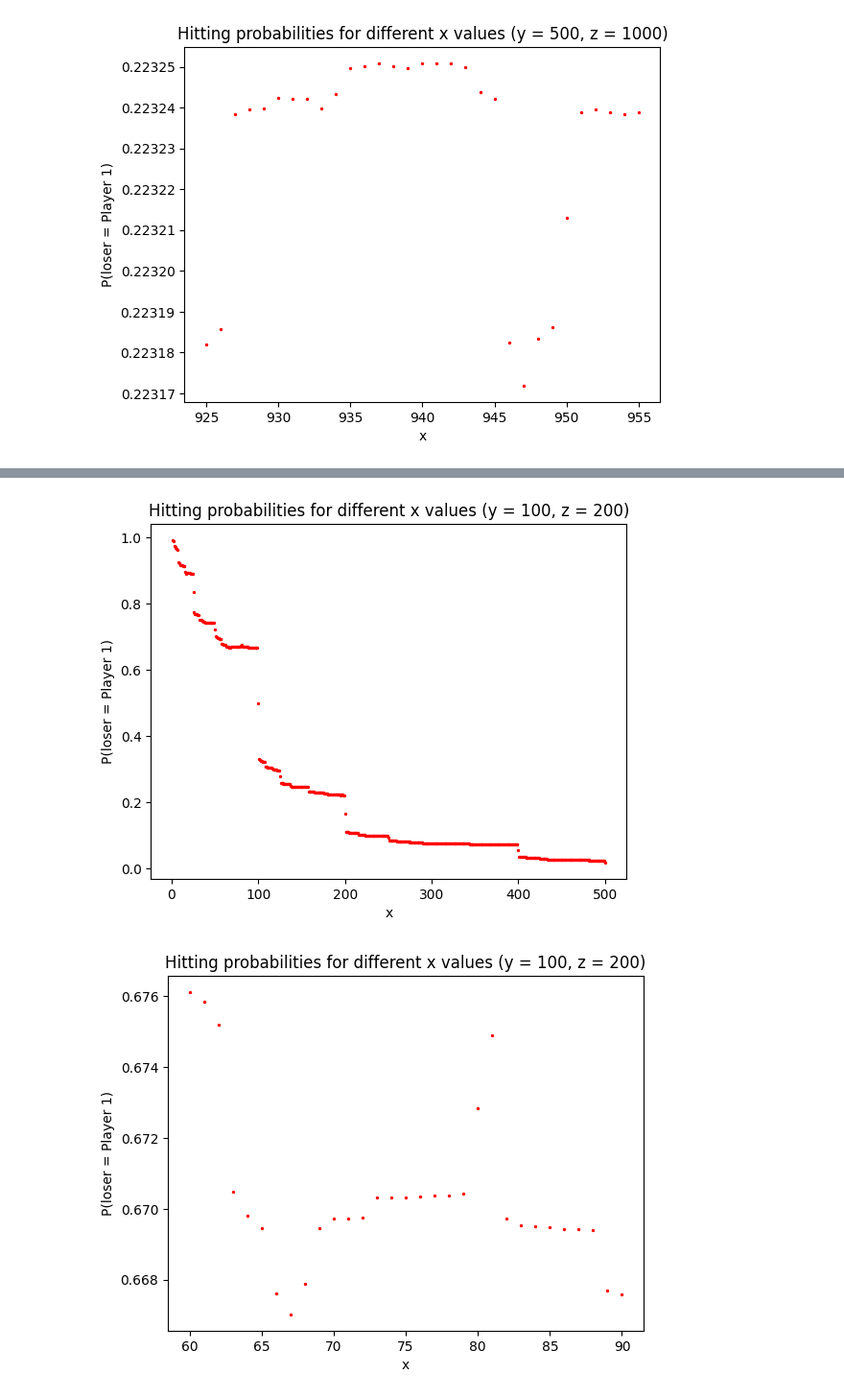
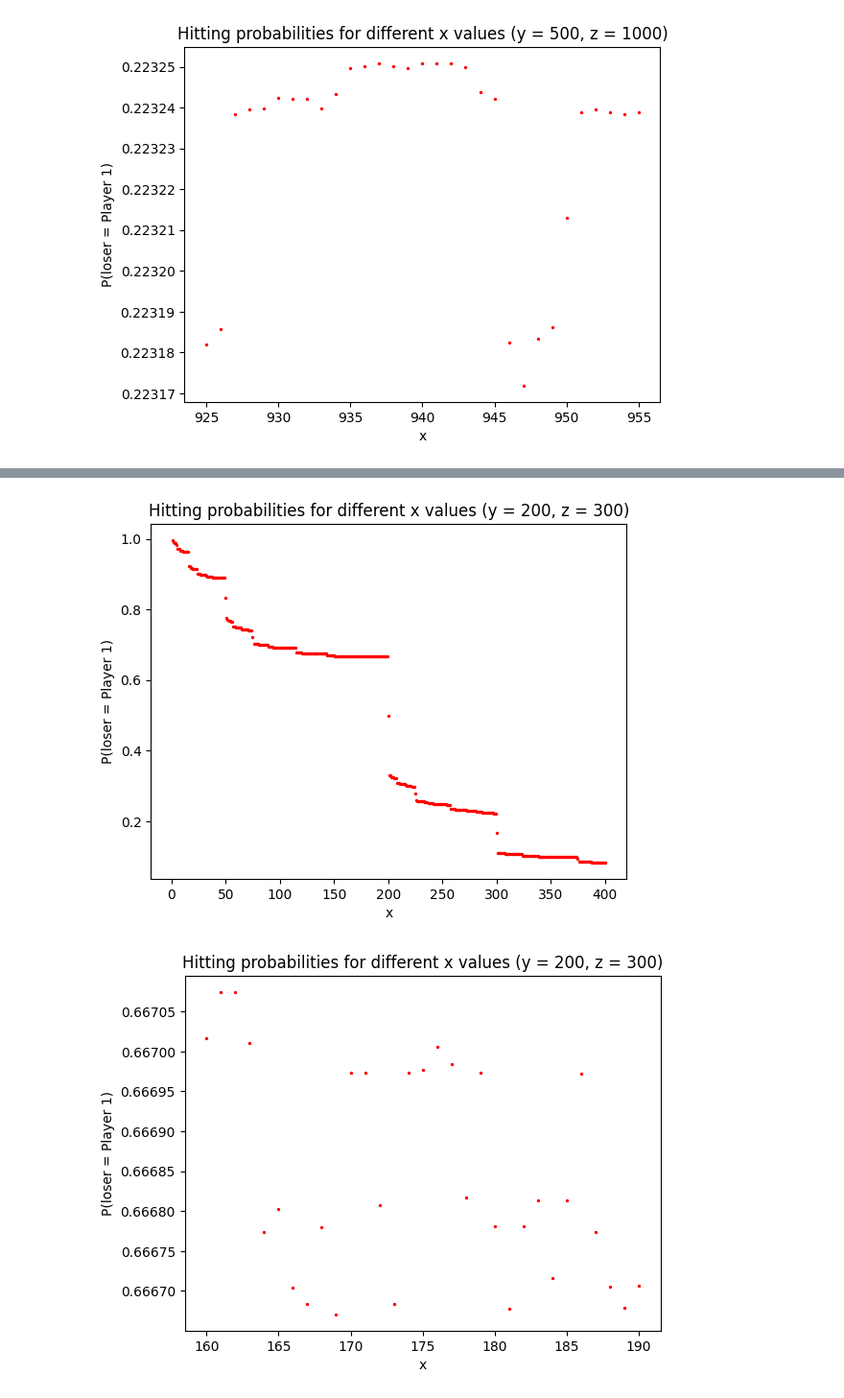
Before and after one commit to 7angel4/3-person-betting-game, a Jupyter notebook: game2_three_player/game2_visualisation.ipynb, the cells around one changed output, grey strips where cells are left out. Shown at 96% size. Drawn from its saved outputs; the diff is of its cells as text; code cells hidden in the pictures.

```diff
--- a/game2_three_player/game2_visualisation.ipynb
+++ b/game2_three_player/game2_visualisation.ipynb
@@ -2,9 +2,3 @@
 %run game2_global.ipynb
 %run game2_loser_analysis.ipynb
 %run '../visualiser.ipynb'
-# %%
-# wrapper function
-def plotX(minX, maxX, y, z, probFunction=varyX, t=30):
-    plotXforFixedYZ(minX, maxX, y, z,
-                    VISUAL_DIR + f"game2_hitting_probs (x = {minX}-{maxX}, y = {y}, z = {z}, t = {t}, {probFunction.__name__})",
-                    probFunction=probFunction, t=t)
@@ -31,0 +5,6 @@ maximum recursion depth exceeded for state (297, 100, 200)
+# %%
+# wrapper function
+def plotX(minX, maxX, y, z, probFunction=varyX, t=30, markerSize=2, color='r'):
+    plotXforFixedYZ(minX, maxX, y, z,
+                    VISUAL_DIR + f"game2_hitting_probs (x = {minX}-{maxX}, y = {y}, z = {z}, t = {t}, {probFunction.__name__})",
+                    probFunction=probFunction, t=t, markerSize=markerSize, color=color)
@@ -41,8 +41,8 @@ plotX(1, 1000, 500, 1000, probFunction=varyX_memoised, t=30)
 # %%
-plotX(1, 500, 100, 200, probFunction=varyX_memoised, t=30)
+plotX(1, 400, 200, 300, probFunction=varyX_memoised, t=30)
 # %% [output]
-[figure, old version]
+[figure, new version]
 # %%
-plotX(60, 90, 100, 200, probFunction=varyX_memoised, t=30)
+plotX(160, 190, 200, 300, probFunction=varyX_memoised, t=30, markerSize=1)
 # %% [output]
-[figure, old version]
+[figure, new version]
```
Also changed, not shown: parts of 4 cells of this notebook, 19 other files.
